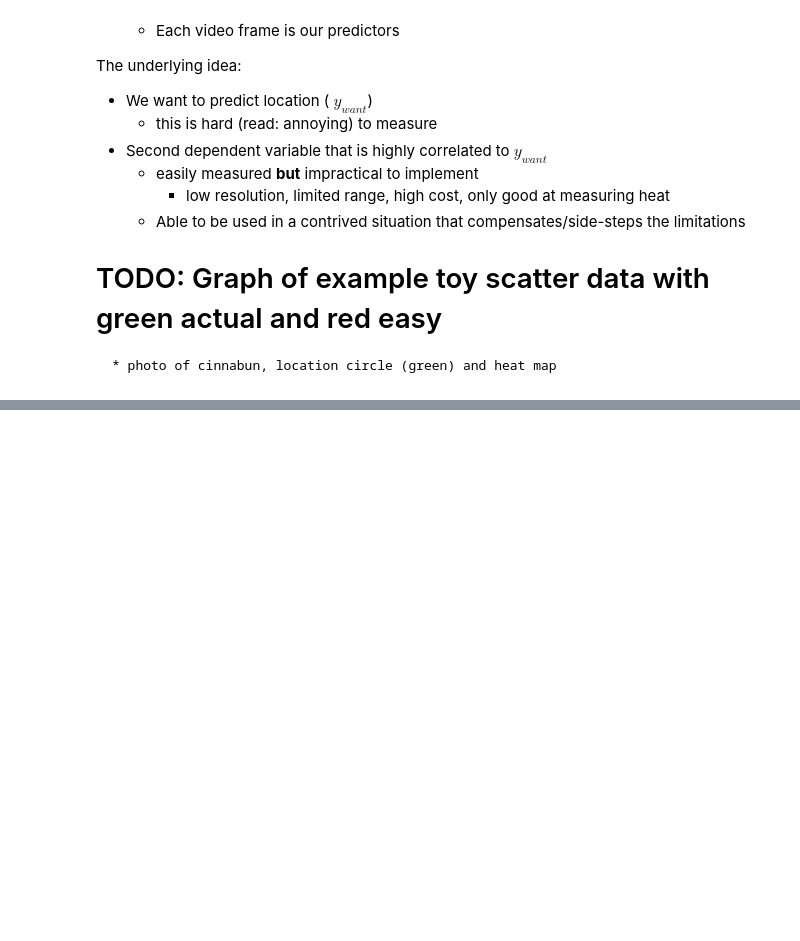
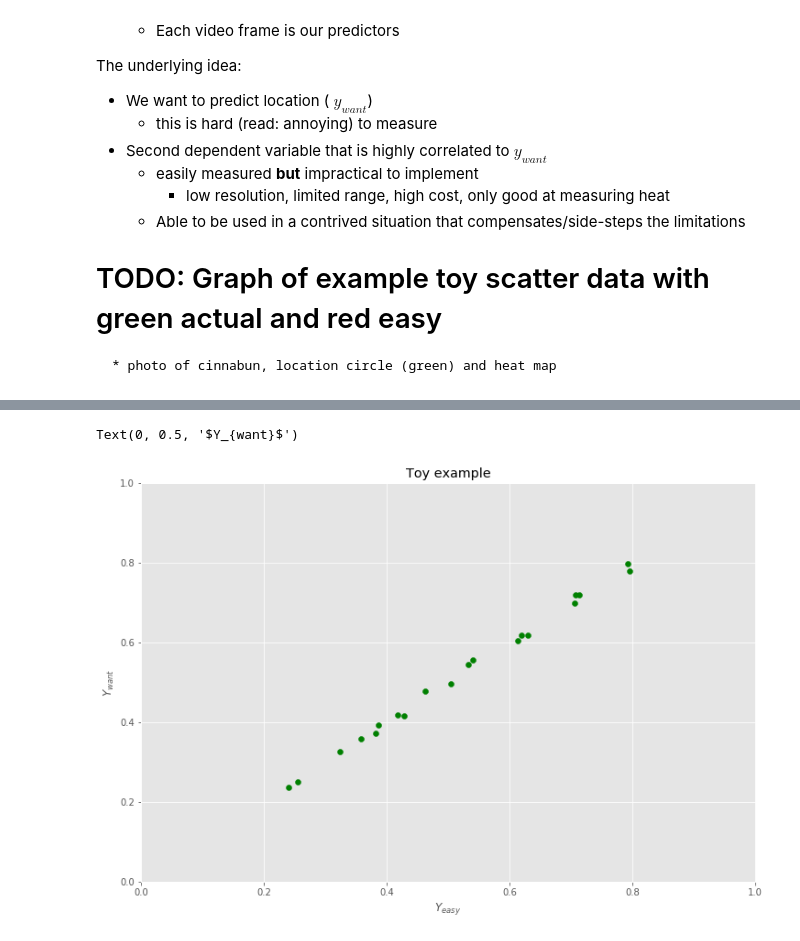
Before and after one commit to ErinMyLungs/1984-with-bunnies, a Jupyter notebook: presentation/presentation.ipynb, the cells around one changed output, grey strips where cells are left out. Saved outputs shown, nothing was run; the diff lists cells and outputs as text; code cells hidden in the pictures; blank space fills up the shorter version.

Commit message:
Update toy example of overall idea for capstone pres

```diff
--- a/presentation/presentation.ipynb
+++ b/presentation/presentation.ipynb
@@ -50,0 +53,11 @@ axs.legend()
+# %%
+fig, axs = plt.subplots(figsize=(12,8))
+axs.scatter(y_easy, y_want, color='green')
+axs.set_ylim(bottom=0, top=1)
+axs.set_xlim(left=0, right=1)
+axs.set_title('Toy example')
+axs.set_xlabel('$Y_{easy}$')
+axs.set_ylabel('$Y_{want}$')
+# %% [output]
+Text(0, 0.5, '$Y_{want}$')
+[figure, added]
```
Also changed, not shown: parts of 3 cells of this notebook.
